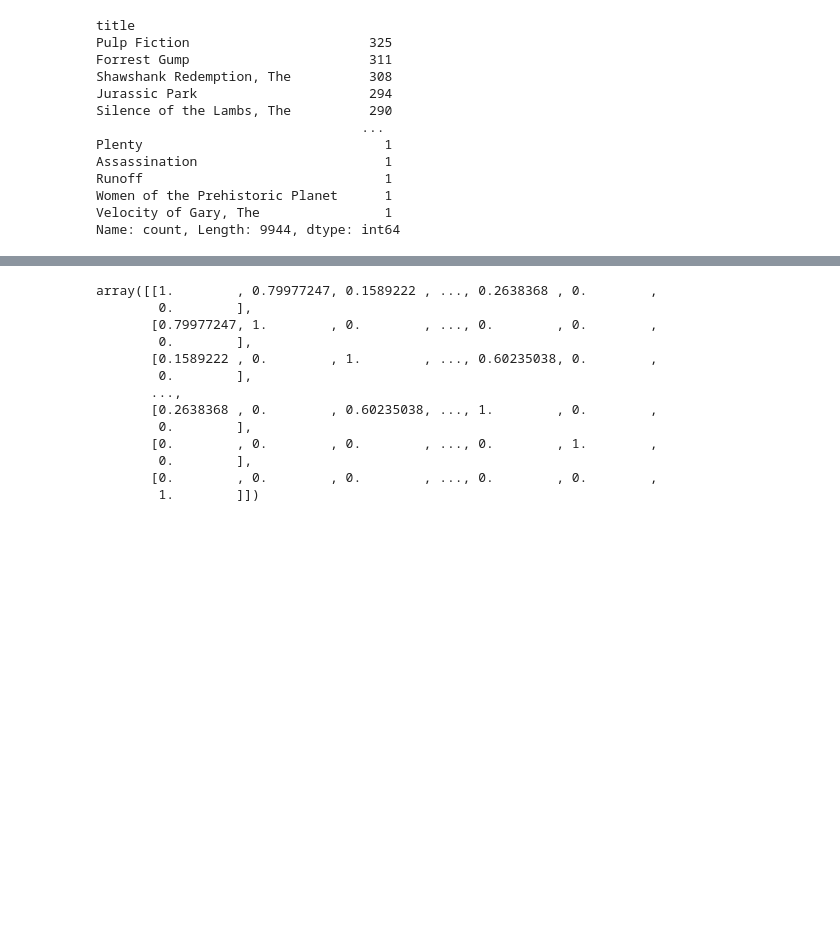
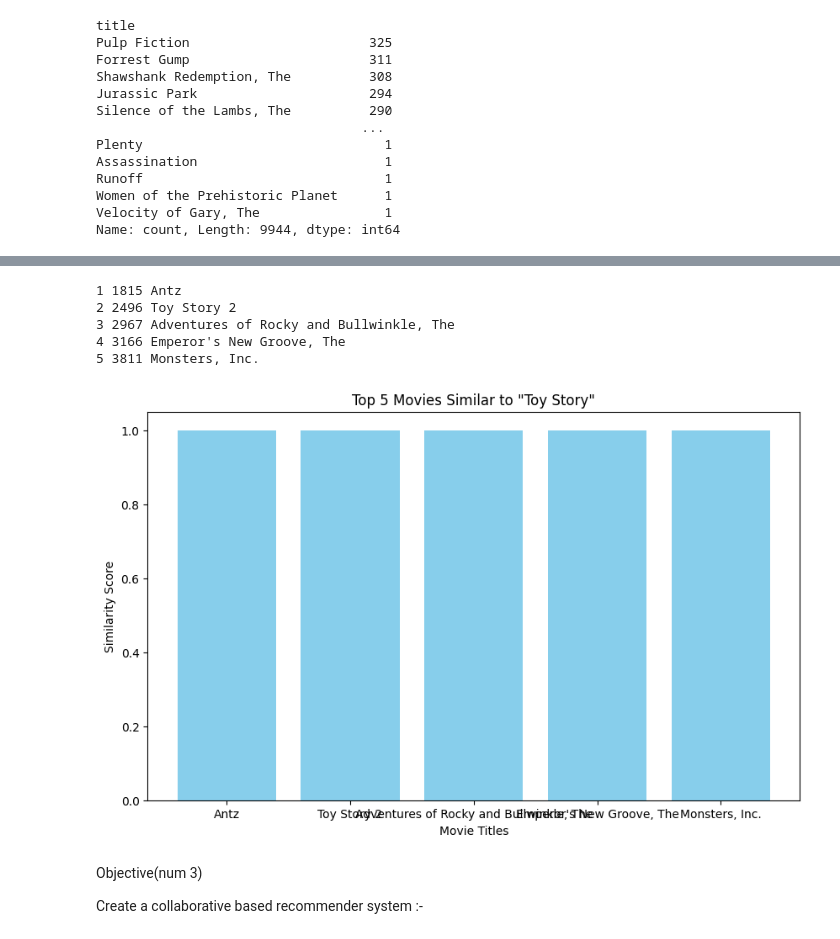
Before and after one commit to Naman-1274/Movie_recommendation_system-Edureka, a Jupyter notebook: Main.ipynb, the cells around one changed output, grey strips where cells are left out. Saved outputs shown, nothing was run; the diff lists cells and outputs as text; code cells hidden in the pictures; blank space fills up the shorter version.

```diff
--- a/Main.ipynb
+++ b/Main.ipynb
@@ -210,2 +230,29 @@ Create a content based recommender system :-
+# %%
+def content_based_recommender(movie_title, Num_recommendations):
+    idx = Movie[Movie['title'] == movie_title].index[0]                                                             # finding the index of the movie_title
+    distance = similarity[idx]                                                                                      # get the similarity scores for the movie at the found index
+    Top_Movies = sorted(list(enumerate(distance)),reverse=True,key= lambda x : x[1])[1:Num_recommendations+1]       # ignoring the first movie i.e itself
+
+    sr_no = 1
+    for i in Top_Movies :
+        print(sr_no,i[0],Movie.iloc[i[0]].title)
+        sr_no +=1
+
+    recommended_titles = [Movie.iloc[i[0]].title for i in Top_Movies]
+    similarity_scores = [i[1] for i in Top_Movies]
+
+    plt.figure(figsize=(10,6))
+    plt.bar(recommended_titles, similarity_scores, color='skyblue')
+    plt.xlabel('Movie Titles')
+    plt.ylabel('Similarity Score')
+    plt.title(f'Top {Num_recommendations} Movies Similar to "{movie_title}"')
+    plt.show()
 # %%
-# content_based_recommender('Toy Story',5)
+Top5_Content_based_Movies = content_based_recommender('Toy Story',5)
+# %% [output]
+1 1815 Antz
+2 2496 Toy Story 2
+3 2967 Adventures of Rocky and Bullwinkle, The
+4 3166 Emperor's New Groove, The
+5 3811 Monsters, Inc.
+[figure, added]
@@ -219,17 +258,0 @@ vectors = cv.fit_transform(Movie['genres'])
-# %%
-similarity = cosine_similarity(vectors)
-similarity
-# %% [output]
-array([[1.        , 0.79977247, 0.1589222 , ..., 0.2638368 , 0.        ,
-        0.        ],
-       [0.79977247, 1.        , 0.        , ..., 0.        , 0.        ,
-        0.        ],
-       [0.1589222 , 0.        , 1.        , ..., 0.60235038, 0.        ,
-        0.        ],
-       ...,
-       [0.2638368 , 0.        , 0.60235038, ..., 1.        , 0.        ,
-        0.        ],
-       [0.        , 0.        , 0.        , ..., 0.        , 1.        ,
-        0.        ],
-       [0.        , 0.        , 0.        , ..., 0.        , 0.        ,
-        1.        ]])
@@ -245,0 +259,4 @@ content_based_recommender('Toy Story',5)
+# %% [markdown]
+Objective(num 3)
+
+Create a collaborative based recommender system :-
```
Also changed, not shown: parts of 29 cells of this notebook.
